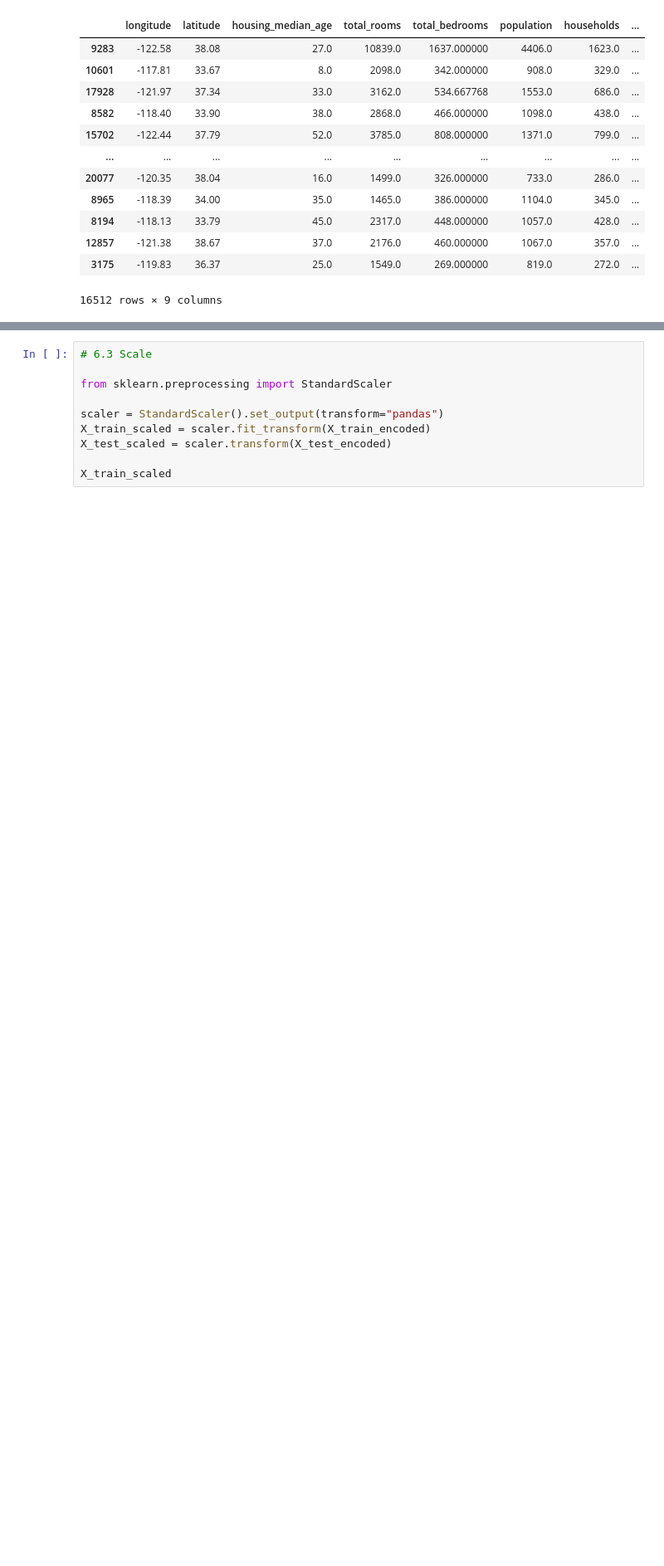
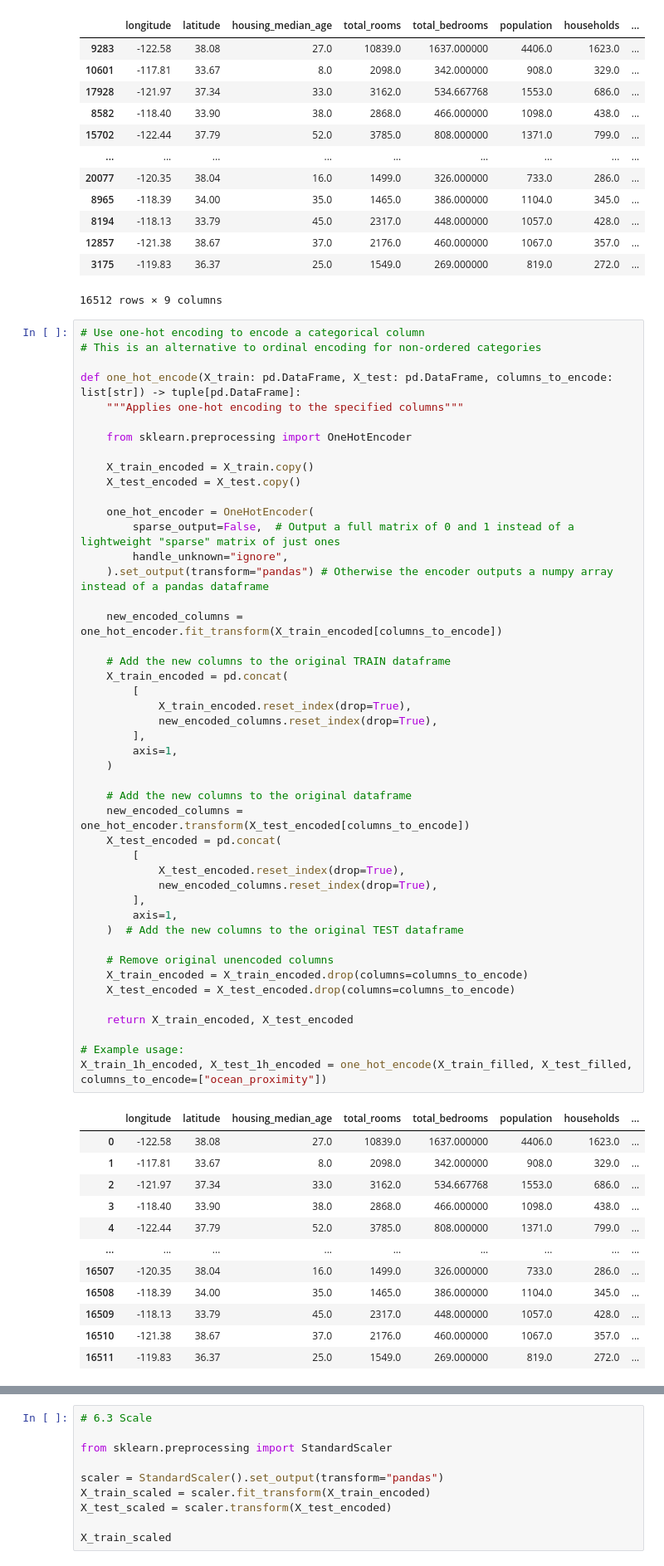
Before and after one commit to imivi/ml-examples, a Jupyter notebook: docs/regression_housing.ipynb, the cells around one changed output, grey strips where cells are left out. Shown at 83% size. Cells and saved outputs as stored; diff of their text form; blank space fills up the shorter version.

Commit message:
Update regression_housing

```diff
--- a/docs/regression_housing.ipynb
+++ b/docs/regression_housing.ipynb
@@ -215,3 +215,62 @@ X_train_encoded
 | 12857 | -121.38 | 38.67 | 37.0 | 2176.0 | 460.000000 | 1067.0 | 357.0 | ... |
 | 3175 | -119.83 | 36.37 | 25.0 | 1549.0 | 269.000000 | 819.0 | 272.0 | ... |
 16512 rows × 9 columns
+# %%
+# Use one-hot encoding to encode a categorical column
+# This is an alternative to ordinal encoding for non-ordered categories
+
+def one_hot_encode(X_train: pd.DataFrame, X_test: pd.DataFrame, columns_to_encode: list[str]) -> tuple[pd.DataFrame]:
+    """Applies one-hot encoding to the specified columns"""
+
+    from sklearn.preprocessing import OneHotEncoder
+
+    X_train_encoded = X_train.copy()
+    X_test_encoded = X_test.copy()
+
+    one_hot_encoder = OneHotEncoder(
+        sparse_output=False,  # Output a full matrix of 0 and 1 instead of a lightweight "sparse" matrix of just ones
+        handle_unknown="ignore",
+    ).set_output(transform="pandas") # Otherwise the encoder outputs a numpy array instead of a pandas dataframe
+
+    new_encoded_columns = one_hot_encoder.fit_transform(X_train_encoded[columns_to_encode])
+
+    # Add the new columns to the original TRAIN dataframe
+    X_train_encoded = pd.concat(
+        [
+            X_train_encoded.reset_index(drop=True),
+            new_encoded_columns.reset_index(drop=True),
+        ],
+        axis=1,
+    )
+
+    # Add the new columns to the original dataframe
+    new_encoded_columns = one_hot_encoder.transform(X_test_encoded[columns_to_encode])
+    X_test_encoded = pd.concat(
+        [
+            X_test_encoded.reset_index(drop=True),
+            new_encoded_columns.reset_index(drop=True),
+        ],
+        axis=1,
+    )  # Add the new columns to the original TEST dataframe
+
+    # Remove original unencoded columns
+    X_train_encoded = X_train_encoded.drop(columns=columns_to_encode)
+    X_test_encoded = X_test_encoded.drop(columns=columns_to_encode)
+
+    return X_train_encoded, X_test_encoded
+
+# Example usage:
+X_train_1h_encoded, X_test_1h_encoded = one_hot_encode(X_train_filled, X_test_filled, columns_to_encode=["ocean_proximity"])
+# %% [output]
+|  | longitude | latitude | housing_median_age | total_rooms | total_bedrooms | population | households | ... |
+| 0 | -122.58 | 38.08 | 27.0 | 10839.0 | 1637.000000 | 4406.0 | 1623.0 | ... |
+| 1 | -117.81 | 33.67 | 8.0 | 2098.0 | 342.000000 | 908.0 | 329.0 | ... |
+| 2 | -121.97 | 37.34 | 33.0 | 3162.0 | 534.667768 | 1553.0 | 686.0 | ... |
+| 3 | -118.40 | 33.90 | 38.0 | 2868.0 | 466.000000 | 1098.0 | 438.0 | ... |
+| 4 | -122.44 | 37.79 | 52.0 | 3785.0 | 808.000000 | 1371.0 | 799.0 | ... |
+| ... | ... | ... | ... | ... | ... | ... | ... | ... |
+| 16507 | -120.35 | 38.04 | 16.0 | 1499.0 | 326.000000 | 733.0 | 286.0 | ... |
+| 16508 | -118.39 | 34.00 | 35.0 | 1465.0 | 386.000000 | 1104.0 | 345.0 | ... |
+| 16509 | -118.13 | 33.79 | 45.0 | 2317.0 | 448.000000 | 1057.0 | 428.0 | ... |
+| 16510 | -121.38 | 38.67 | 37.0 | 2176.0 | 460.000000 | 1067.0 | 357.0 | ... |
+| 16511 | -119.83 | 36.37 | 25.0 | 1549.0 | 269.000000 | 819.0 | 272.0 | ... |
```
Also changed, not shown: parts of 2 cells of this notebook, 3 other files.
